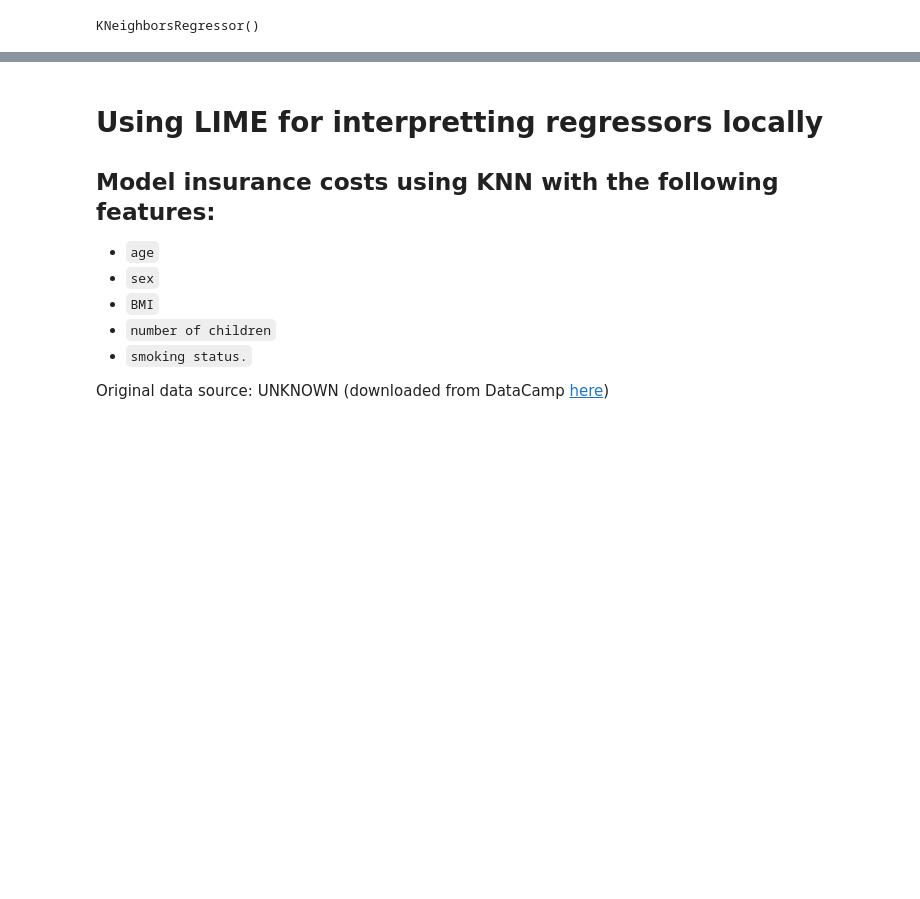
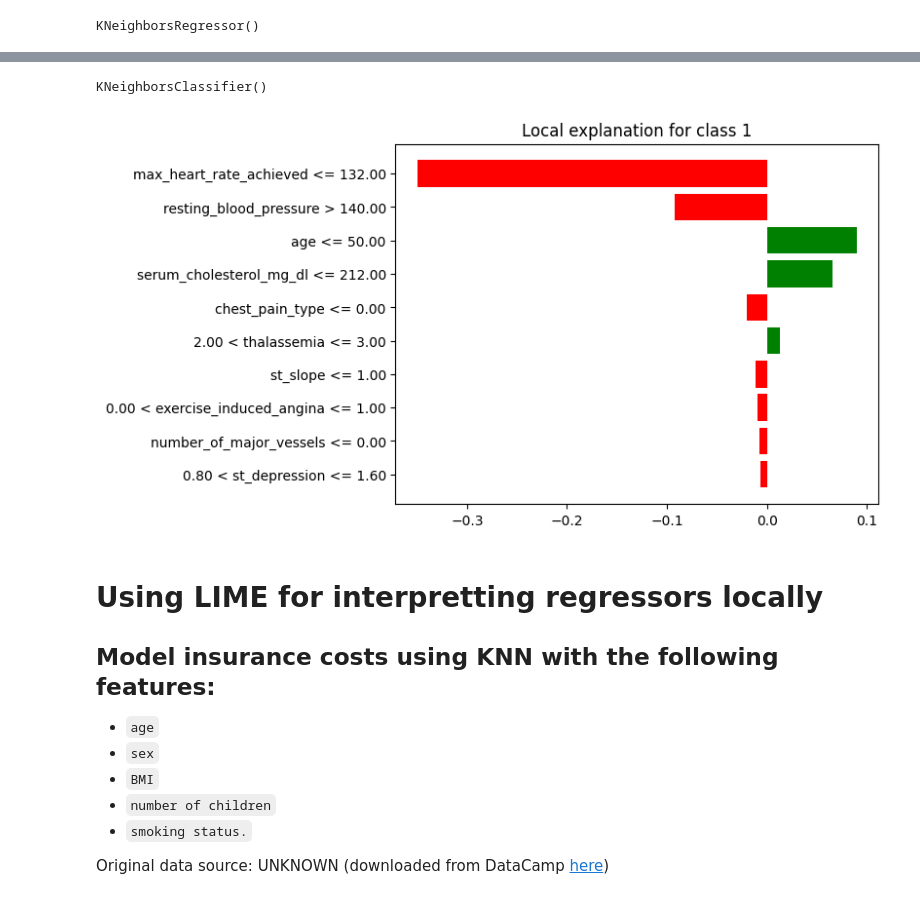
Before and after one commit to MichaelSzczepaniak/MLAIProjects, a Jupyter notebook: ExplainableML/ExplainableML.ipynb, the cells around one changed output, grey strips where cells are left out. Saved outputs shown, nothing was run; the diff lists cells and outputs as text; code cells hidden in the pictures; blank space fills up the shorter version.

Commit message:
add example of LIME local explanation of heart disease on KNN sample

```diff
--- a/ExplainableML/ExplainableML.ipynb
+++ b/ExplainableML/ExplainableML.ipynb
@@ -889,3 +902,32 @@ plt.show()
+# %%
+# fit KNN classifier
+knn_heart_clf = KNNClass()
+knn_heart_clf.fit(X_train_heart.values, y_train_heart)
+# %% [output]
+KNeighborsClassifier()
+# %%
+from lime.lime_tabular import LimeTabularExplainer
+
+sample_data_point = X_test_heart.iloc[14, :]
+
+# Create the explainer
+explainer = LimeTabularExplainer(
+    X_test_heart.values,
+    feature_names=X_test_heart.columns,
+    mode='classification'
+)
+
+# Generate the explanation
+exp = explainer.explain_instance(
+    sample_data_point.values,
+    knn_heart_clf.predict_proba
+)
+
+# Display the explanation
+exp.as_pyplot_figure()
+plt.show()
+# %% [output]
+[figure, added]
 # %% [markdown]
 # Using LIME for interpretting regressors locally
 
```
Also changed, not shown: parts of 12 cells of this notebook.
